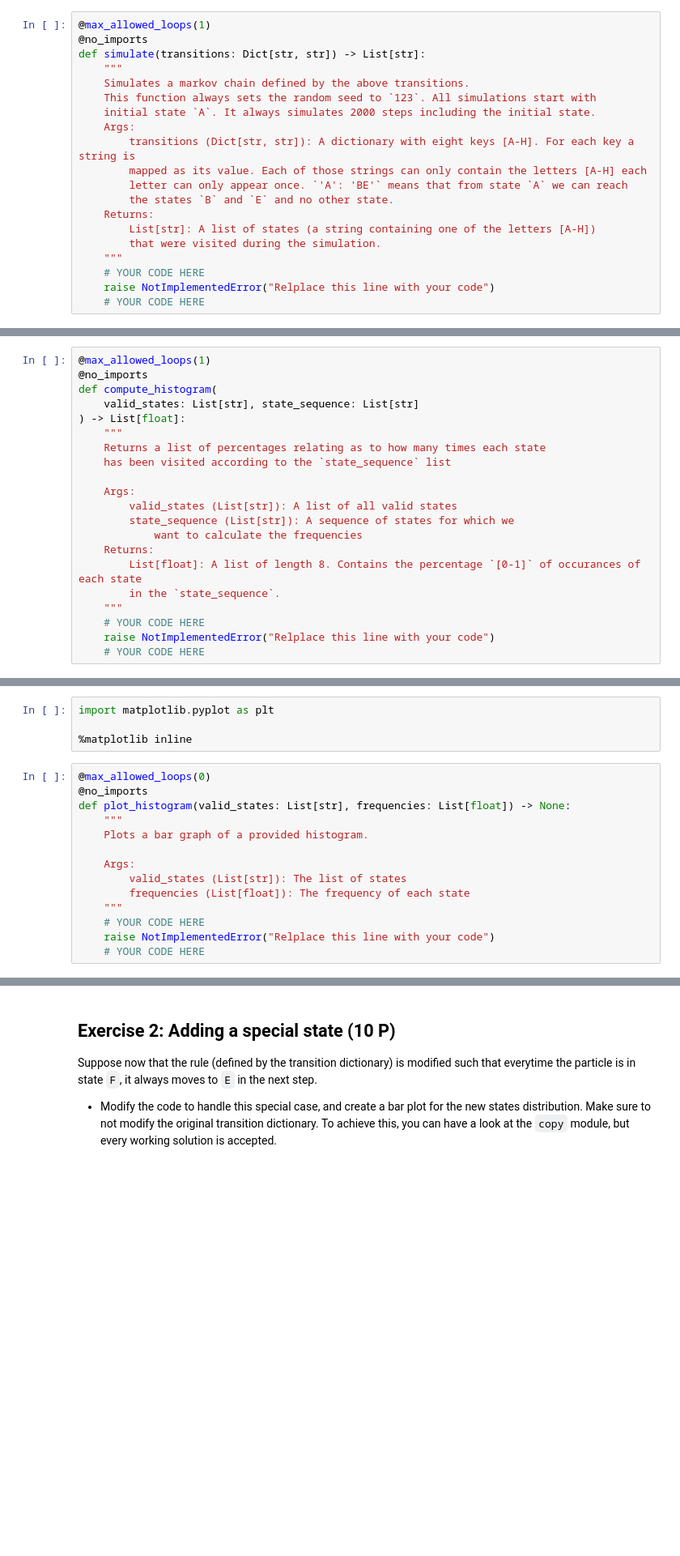
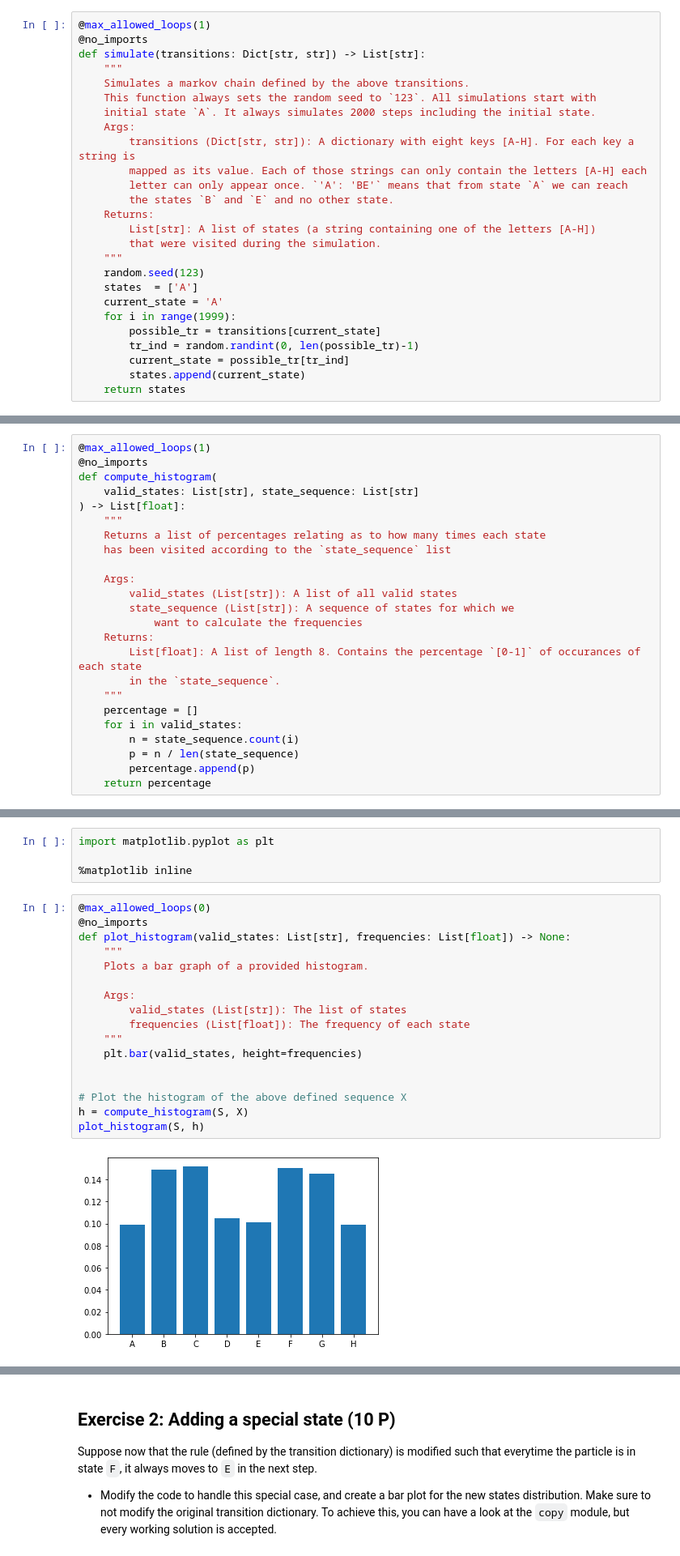
Before and after one commit to aaarrti/pyML, a Jupyter notebook: 4/sheet4.ipynb, the cells around one changed output, grey strips where cells are left out. Shown at 81% size. Drawn from its saved outputs; the diff is of its cells as text; blank space fills up the shorter version.

```diff
--- a/4/sheet4.ipynb
+++ b/4/sheet4.ipynb
@@ -81,9 +86,15 @@ def simulate(transitions: Dict[str, str]) -> List[str]:
         List[str]: A list of states (a string containing one of the letters [A-H])
         that were visited during the simulation.
     """
-    # YOUR CODE HERE
-    raise NotImplementedError("Relplace this line with your code")
-    # YOUR CODE HERE
+    random.seed(123)
+    states  = ['A']
+    current_state = 'A'
+    for i in range(1999):
+        possible_tr = transitions[current_state]
+        tr_ind = random.randint(0, len(possible_tr)-1)
+        current_state = possible_tr[tr_ind]
+        states.append(current_state)
+    return states
 # %%
 # Tests
 X = simulate(T)
@@ -118,9 +131,12 @@ def compute_histogram(
         List[float]: A list of length 8. Contains the percentage `[0-1]` of occurances of each state
         in the `state_sequence`.
     """
-    # YOUR CODE HERE
-    raise NotImplementedError("Relplace this line with your code")
-    # YOUR CODE HERE
+    percentage = []
+    for i in valid_states:
+        n = state_sequence.count(i)
+        p = n / len(state_sequence)
+        percentage.append(p)
+    return percentage
 # %%
 h = compute_histogram(S, X)
 print(f"frequencies -> {h}")
@@ -141,14 +162,19 @@ import matplotlib.pyplot as plt
 # %%
 @max_allowed_loops(0)
 @no_imports
 def plot_histogram(valid_states: List[str], frequencies: List[float]) -> None:
     """
     Plots a bar graph of a provided histogram.
 
     Args:
         valid_states (List[str]): The list of states
         frequencies (List[float]): The frequency of each state
     """
-    # YOUR CODE HERE
-    raise NotImplementedError("Relplace this line with your code")
-    # YOUR CODE HERE
+    plt.bar(valid_states, height=frequencies)
+
+
+# Plot the histogram of the above defined sequence X
+h = compute_histogram(S, X)
+plot_histogram(S, h)
+# %% [output]
+[figure, added]
```
Also changed, not shown: parts of 17 cells of this notebook.
